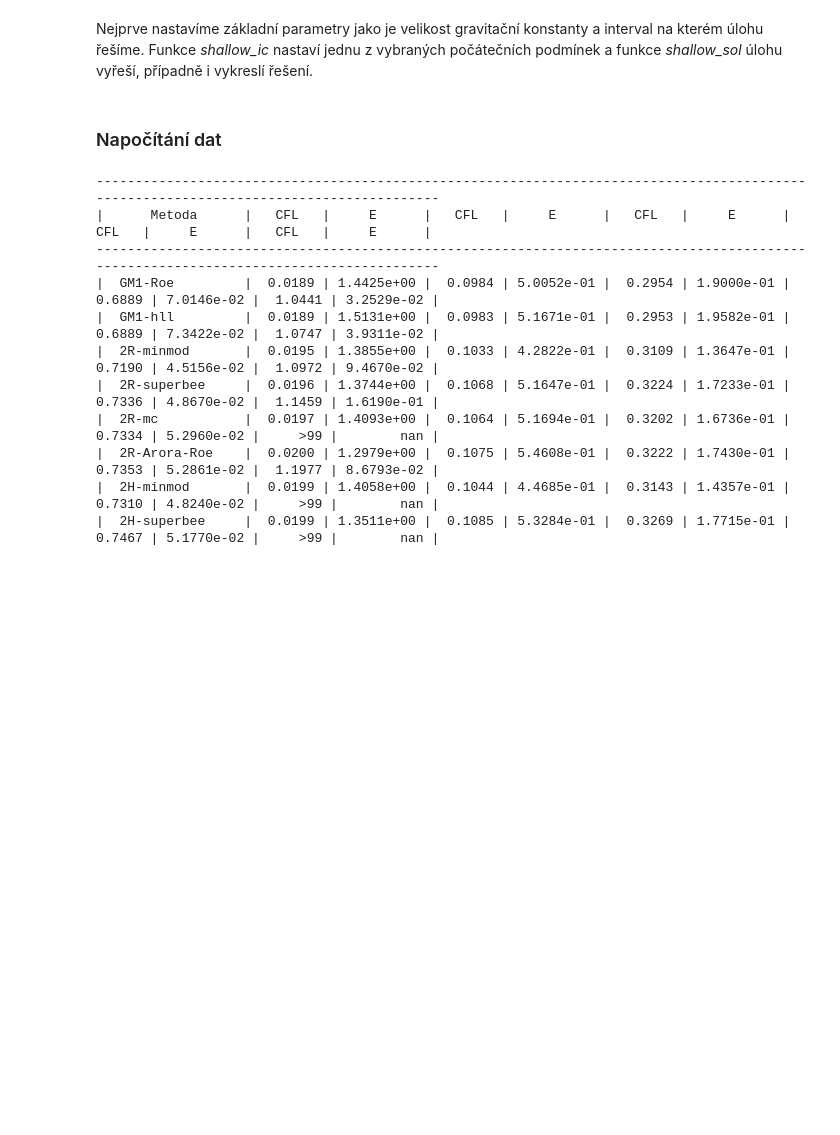
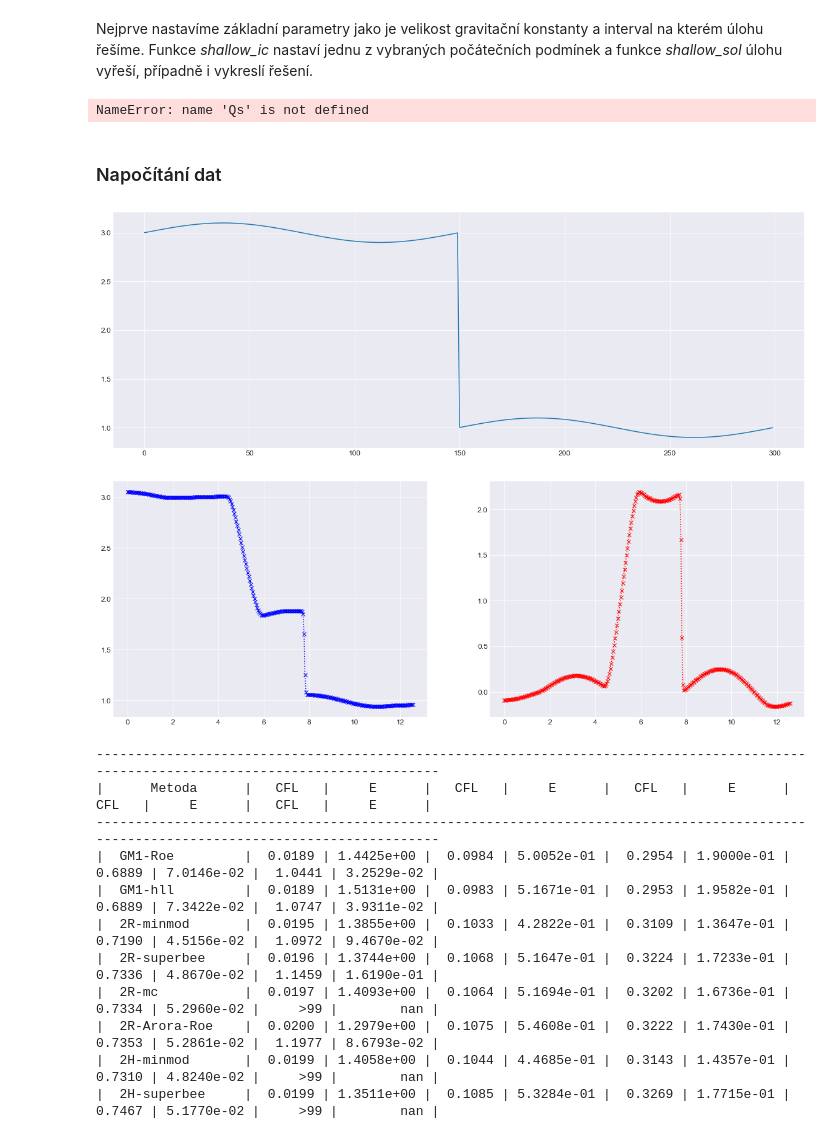
Before and after one commit to honzapulpan/fav-SNM2, a Jupyter notebook: SNM2-semestrálka.ipynb, the cells around one changed output. Cells and saved outputs as stored; diff of their text form; code cells hidden in the pictures; blank space fills up the shorter version.

```diff
--- a/SNM2-semestrálka.ipynb
+++ b/SNM2-semestrálka.ipynb
@@ -129,6 +129,9 @@ def shallow_ic(N, ic_type=1):
 
     if ic_type == 3:
         q_state[0,:] = .1 * np.sin(np.linspace(0,4*np.pi,N)) +1
+    elif ic_type==4:
+        q_state[0,:] = .1 * np.sin(np.linspace(0,4*np.pi,N)) +1
+        q_state[0,:int(N/2)] = q_state[0,:int(N/2)] + 2
 
     elif ic_type == 2:
         for i in range(N):
@@ -222,12 +225,35 @@ def shallow_sol(q_state,
         plt.subplot(1, 2, 1)
         plt.plot(x, q_state[0,:], 'bx:')
         plt.subplot(1, 2, 2)
-        plt.plot(x, q_state[1,:], 'rx:')
+        plt.plot(x, q_state[1,:] / q_state[0,:], 'rx:')
         plt.show()
 
     return q_state, x, cfl, E
+# %%
+print(Qs[0,:10])
+print(Qs[1,:10])
+print(np.divide(Qs[1,:10],Qs[0,:10]))
+print(0.27 / 3)
+# %% [output]
+NameError: name 'Qs' is not defined
 # %% [markdown]
 ### Napočítání dat
+# %%
+x_start = 0
+x_end = np.pi * 4
+Q_init = shallow_ic(300, 4)
+plt.plot(Q_init[0])
+plt.show()
+Qs, x, cfl, E = shallow_sol(Q_init,
+        N = 300,
+        x_start = x_start, x_end=x_end,
+        T = 0.3,
+        exact_q = False,
+        plot_sol=True
+        )
+# %% [output]
+[figure, added]
+[figure, added]
 # %%
 results = []
 
```
Also changed, not shown: parts of 2 cells of this notebook.
